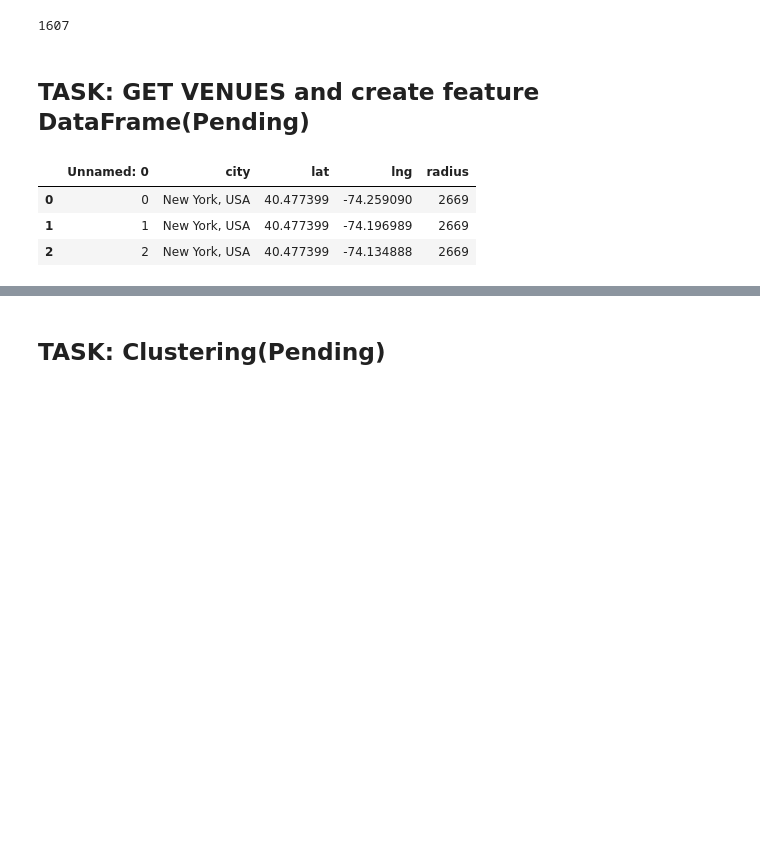
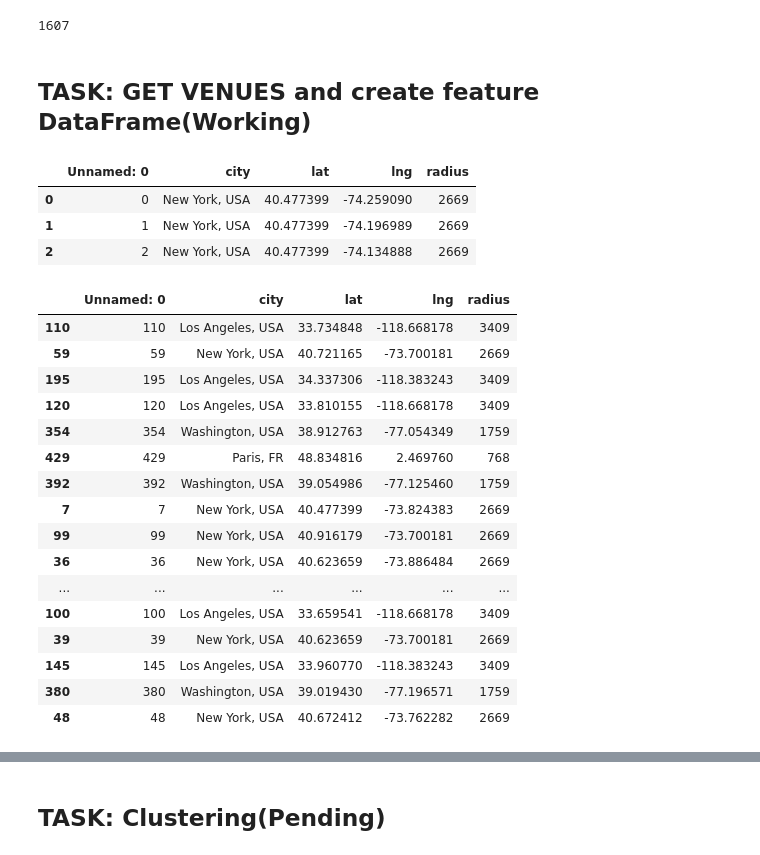
Before and after one commit to nforev/Coursera_Capstone, a Jupyter notebook: Assignment_Capstone_Neighborhoods_Battle2.ipynb, the cells around one changed output, grey strips where cells are left out. Cells and saved outputs as stored; diff of their text form; code cells hidden in the pictures; blank space fills up the shorter version.

```diff
--- a/Assignment_Capstone_Neighborhoods_Battle2.ipynb
+++ b/Assignment_Capstone_Neighborhoods_Battle2.ipynb
@@ -216,7 +216,7 @@ radius
 # %% [output]
 1607
 # %% [markdown]
-## TASK: GET VENUES and create feature DataFrame(Pending)
+## TASK: GET VENUES and create feature DataFrame(Working)
 # %%
 city_point = pd.read_csv('city_points.csv')
 city_point.head(3)
@@ -225,4 +225,26 @@ city_point.head(3)
 | 0 | 0 | New York, USA | 40.477399 | -74.259090 | 2669 |
 | 1 | 1 | New York, USA | 40.477399 | -74.196989 | 2669 |
 | 2 | 2 | New York, USA | 40.477399 | -74.134888 | 2669 |
+# %%
+city_point = city_point.sample(n=30, axis=0)
+city_point = city_point[city_point['radius']!=0]
+city_point
+# %% [output]
+|  | Unnamed: 0 | city | lat | lng | radius |
+| 110 | 110 | Los Angeles, USA | 33.734848 | -118.668178 | 3409 |
+| 59 | 59 | New York, USA | 40.721165 | -73.700181 | 2669 |
+| 195 | 195 | Los Angeles, USA | 34.337306 | -118.383243 | 3409 |
+| 120 | 120 | Los Angeles, USA | 33.810155 | -118.668178 | 3409 |
+| 354 | 354 | Washington, USA | 38.912763 | -77.054349 | 1759 |
+| 429 | 429 | Paris, FR | 48.834816 | 2.469760 | 768 |
+| 392 | 392 | Washington, USA | 39.054986 | -77.125460 | 1759 |
+| 7 | 7 | New York, USA | 40.477399 | -73.824383 | 2669 |
+| 99 | 99 | New York, USA | 40.916179 | -73.700181 | 2669 |
+| 36 | 36 | New York, USA | 40.623659 | -73.886484 | 2669 |
+| ... | ... | ... | ... | ... | ... |
+| 100 | 100 | Los Angeles, USA | 33.659541 | -118.668178 | 3409 |
+| 39 | 39 | New York, USA | 40.623659 | -73.700181 | 2669 |
+| 145 | 145 | Los Angeles, USA | 33.960770 | -118.383243 | 3409 |
+| 380 | 380 | Washington, USA | 39.019430 | -77.196571 | 1759 |
+| 48 | 48 | New York, USA | 40.672412 | -73.762282 | 2669 |
 # %%
```
Also changed, not shown: parts of 18 cells of this notebook.
